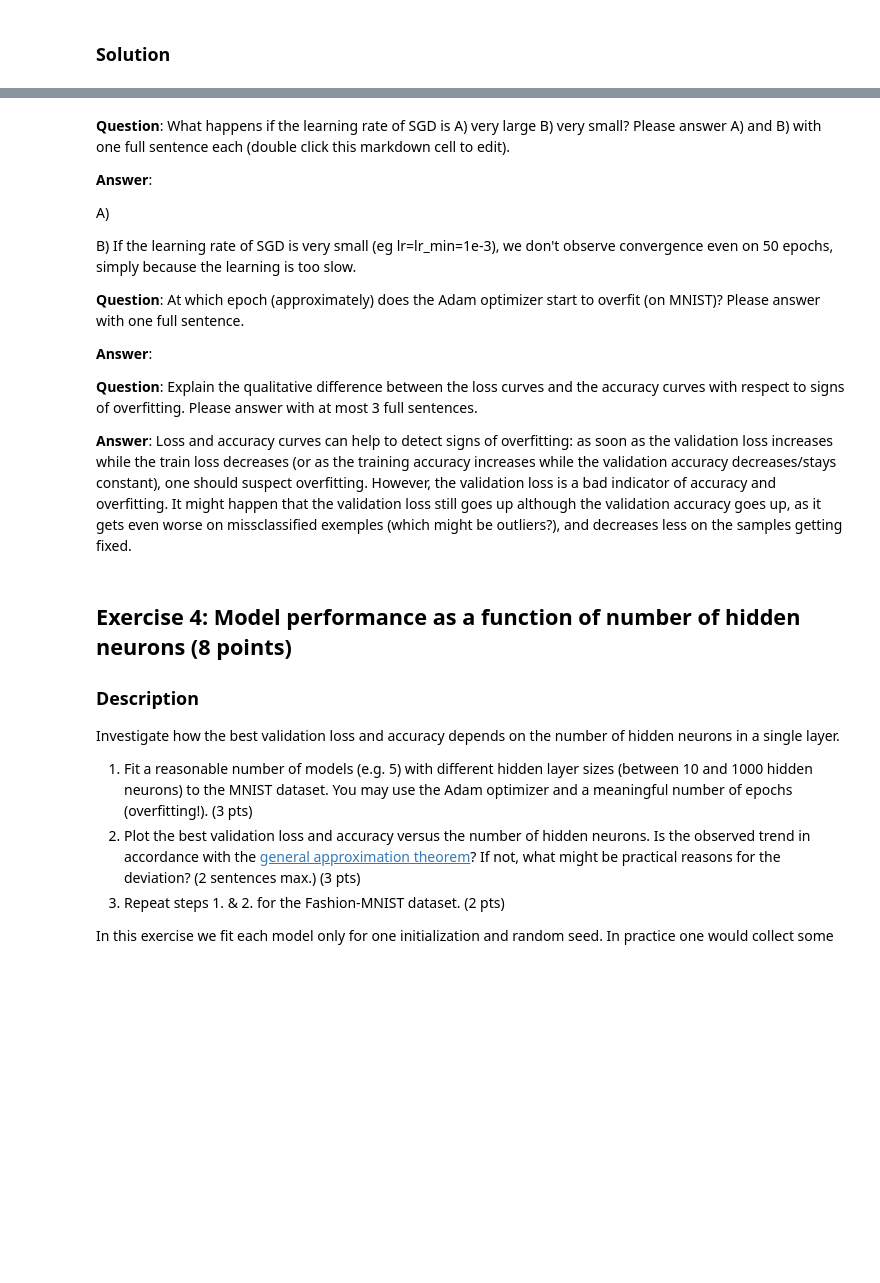
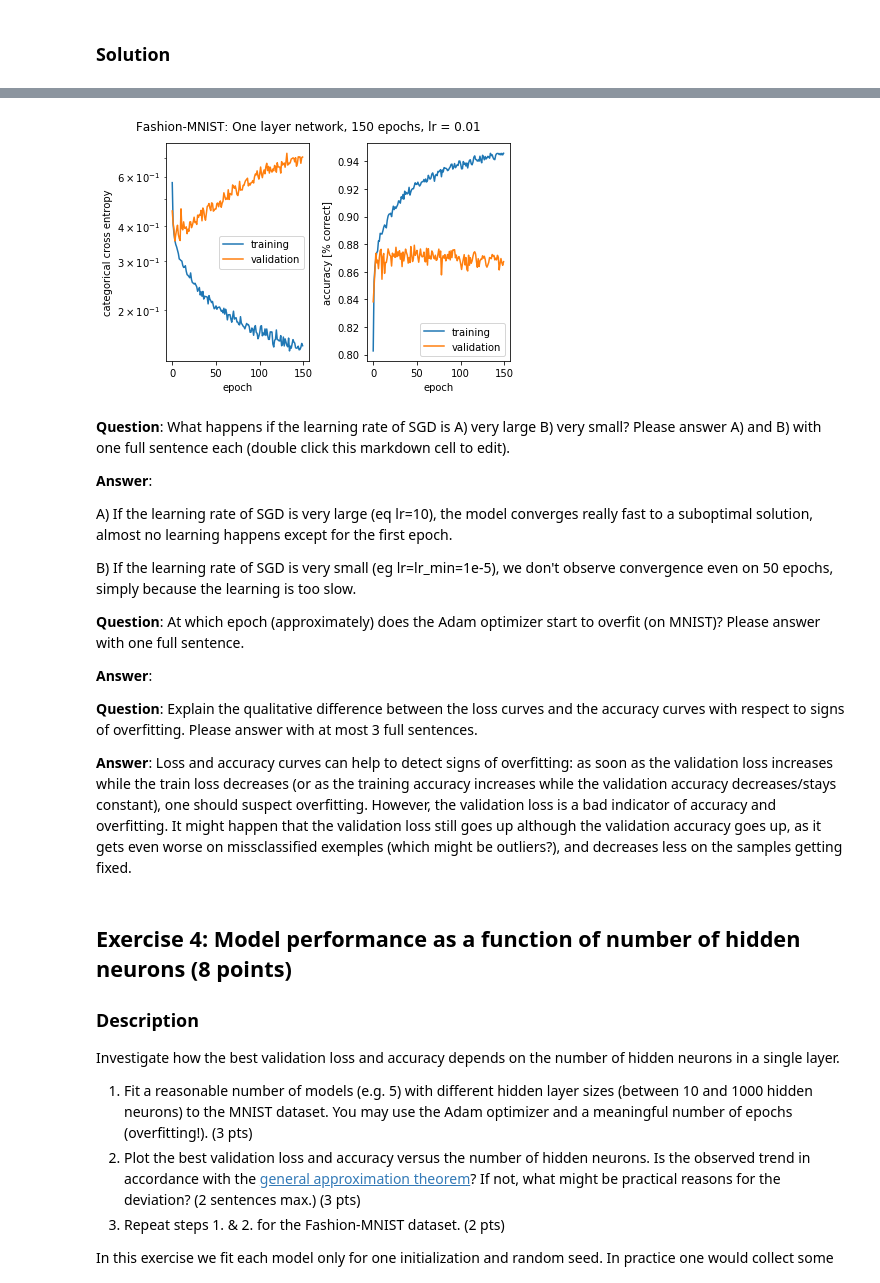
Before and after one commit to MartinStrambach/ANN_projects, a Jupyter notebook: project1.ipynb, the cells around one changed output, grey strips where cells are left out. Cells and saved outputs as stored; diff of their text form; code cells hidden in the pictures; blank space fills up the shorter version.

```diff
--- a/project1.ipynb
+++ b/project1.ipynb
@@ -343,23 +377,31 @@ plt.show()
 # %%
+def getModel():
+    model = Sequential()
+    model.add(Dense(128, activation='relu', input_shape=(784,)))
+    model.add(Dense(num_classes, activation='softmax'))
+    return model
+
 # Run the network (using the Adam optimizer) on the Fashion-MNIST dataset and plot the learning curves
-lr =
+lr = 0.01
 model = getModel()
 adam = Adam(lr=lr, beta_1=0.9, beta_2=0.999, epsilon=None, decay=0.0, amsgrad=False)
 model.compile(optimizer=adam,
                     loss='categorical_crossentropy',
                     metrics=['accuracy'])
 history = model.fit(x_fashion_train, y_fashion_train, epochs=nb_epochs,
                     batch_size=128, validation_split=0.2, verbose=0)
 title = "Fashion-MNIST: One layer network, {} epochs, lr = {}".format(nb_epochs, lr)
 plot = plot_history(history, title)
+# %% [output]
+[figure, added]
 # %% [markdown]
 **Question**: What happens if the learning rate of SGD is A) very large B) very small? Please answer A) and B) with one full sentence each (double click this markdown cell to edit).
 
 **Answer**:
 
-A)
+A) If the learning rate of SGD is very large (eq lr=10), the model converges really fast to a suboptimal solution, almost no learning happens except for the first epoch.
 
-B) If the learning rate of SGD is very small (eg lr=lr_min=1e-3), we don't observe convergence even on 50 epochs, simply because the learning is too slow.
+B) If the learning rate of SGD is very small (eg lr=lr_min=1e-5), we don't observe convergence even on 50 epochs, simply because the learning is too slow.
 
 **Question**: At which epoch (approximately) does the Adam optimizer start to overfit (on MNIST)? Please answer with one full sentence.
 
```
Also changed, not shown: parts of 8 cells of this notebook.
